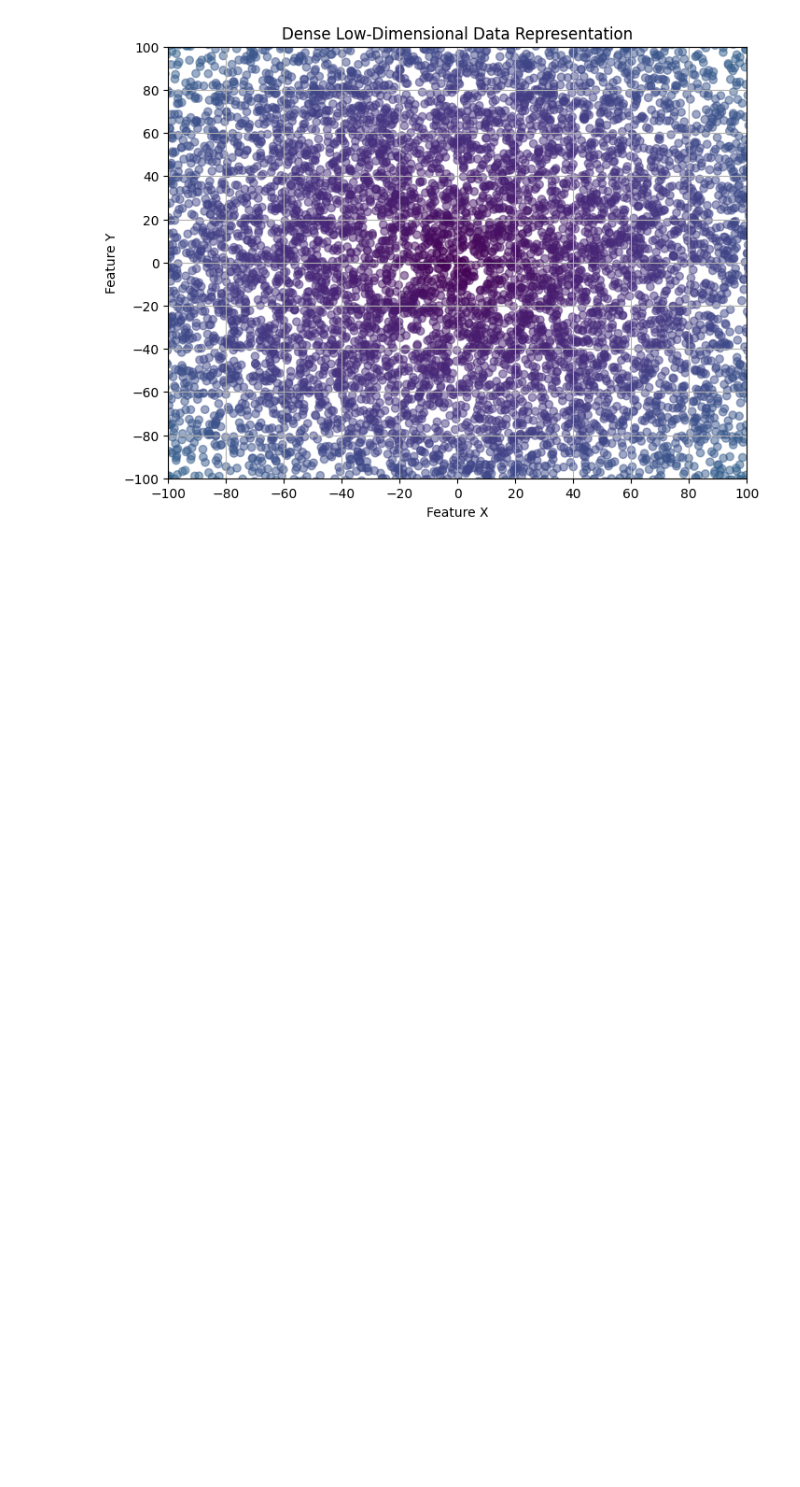
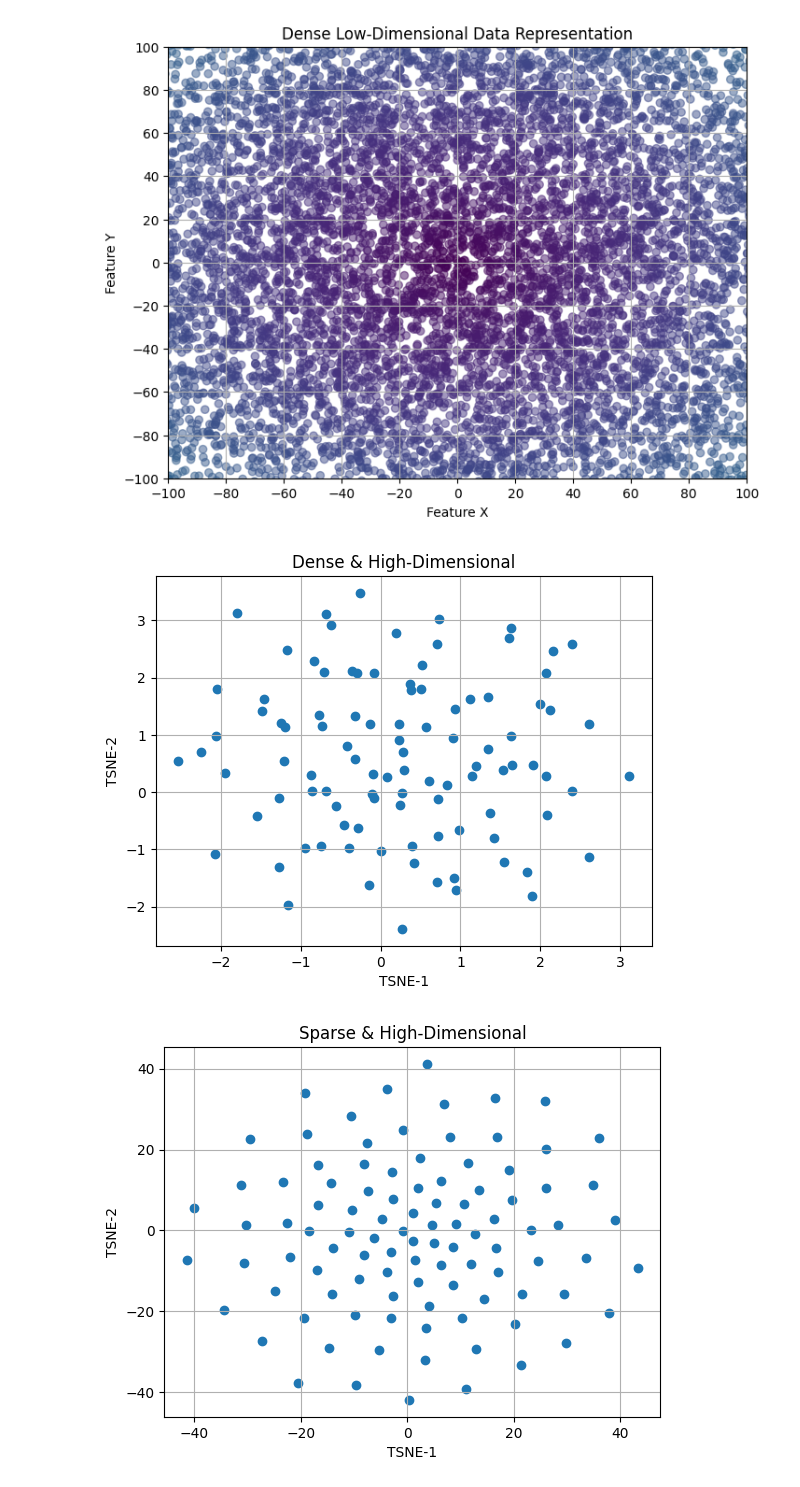
Before and after one commit to lettucegoblin/Machine-Learning-Illustrated-Examples, a Jupyter notebook: Exploring higher dimensional visualization.ipynb, the cells around one changed output. Drawn from its saved outputs; the diff is of its cells as text; code cells hidden in the pictures; blank space fills up the shorter version.

Commit message:
More dimensional rep, I think it's wrong though

```diff
--- a/Exploring higher dimensional visualization.ipynb
+++ b/Exploring higher dimensional visualization.ipynb
@@ -630,3 +630,39 @@ plot_dimensional_diagram(sparse=False, high_dimensional=False)
 [figure]
 [figure]
 [figure]
+# %%
+import numpy as np
+from sklearn.manifold import TSNE
+import matplotlib.pyplot as plt
+
+def generate_data(points=100, dimensions=300, sparse=False):
+    if sparse:
+        return np.random.randn(points, dimensions) * np.random.binomial(1, 0.1, (points, dimensions))
+    else:
+        return np.random.randn(points, dimensions)
+
+def visualize_data(data, title):
+    tsne = TSNE(n_components=2, random_state=42)
+    transformed_data = tsne.fit_transform(data)
+
+    plt.scatter(transformed_data[:, 0], transformed_data[:, 1])
+    plt.title(title)
+    plt.xlabel('TSNE-1')
+    plt.ylabel('TSNE-2')
+    plt.grid(True)
+    plt.show()
+
+# Generate synthetic data for each category
+dense_high_dim = generate_data(sparse=False)
+sparse_high_dim = generate_data(sparse=True)
+dense_low_dim = generate_data(dimensions=10, sparse=False)
+sparse_low_dim = generate_data(dimensions=10, sparse=True)
+
+# Visualize
+visualize_data(dense_high_dim, "Dense & High-Dimensional")
+visualize_data(sparse_high_dim, "Sparse & High-Dimensional")
+visualize_data(dense_low_dim, "Dense & Low-Dimensional")
+visualize_data(sparse_low_dim, "Sparse & Low-Dimensional")
+# %% [output]
+[figure, added]
+[figure, added]
```
Also changed, not shown: parts of 1 cell of this notebook.
